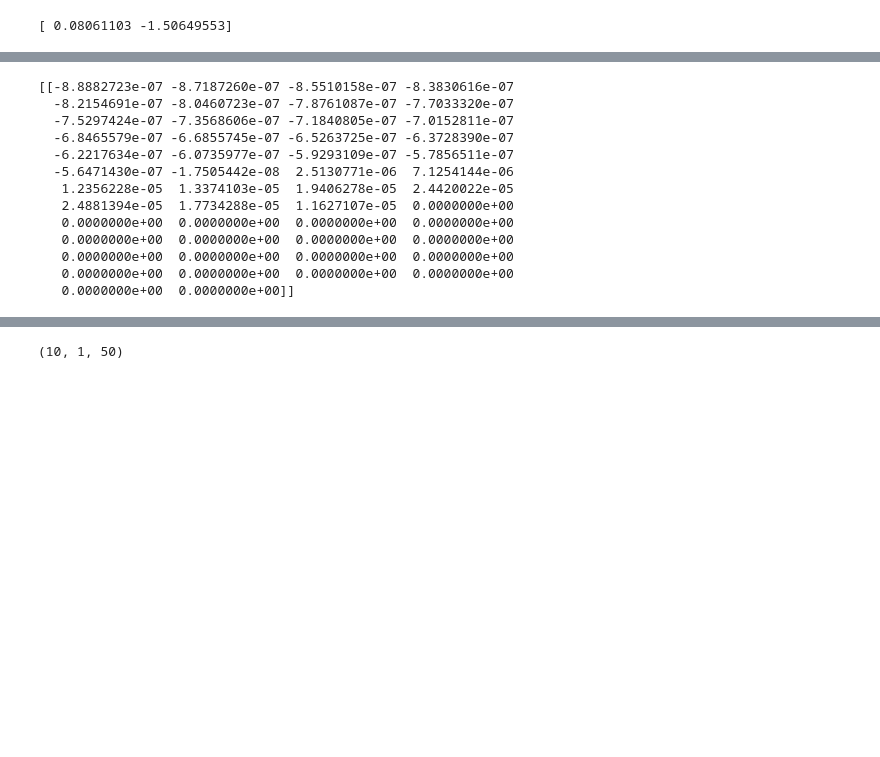
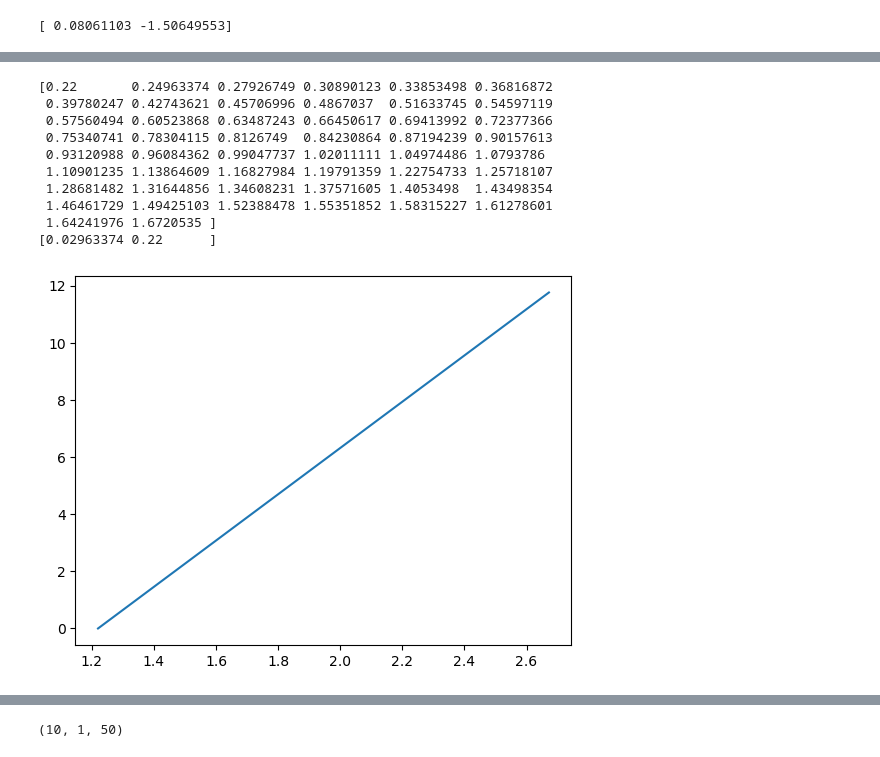
Before and after one commit to mgrecu35/anvilRetr, a Jupyter notebook: retrieveCS.ipynb, the cells around one changed output, grey strips where cells are left out. Drawn from its saved outputs; the diff is of its cells as text; code cells hidden in the pictures; blank space fills up the shorter version.

```diff
--- a/retrieveCS.ipynb
+++ b/retrieveCS.ipynb
@@ -46,15 +54,15 @@ for i in range(nC):
     iwc_CSLn[i]=s2
     iwc_SSRGL[i]=s1
 # %%
-print(iwc_CSLn.sum()/iwc_SSRGL.sum())
+#print(iwc_CSLn.sum()/iwc_SSRGL.sum())
 #plt.hist(iwc_CSLn/iwc_CSL)
 #plt.figure()
 #plt.scatter(-np.log10(iwc_SSRGL/iwc_CSLn)+np.log10(1.11),peak)
-print(np.corrcoef(-np.log10(iwc_SSRGL/iwc_CSLn),peak))
-dnCoeff=np.polyfit(peak,-np.log10(iwc_SSRGL/iwc_CSL)+np.log10(1.11),1)
-print(dnCoeff)
+#print(np.corrcoef(-np.log10(iwc_SSRGL/iwc_CSLn),peak))
+#dnCoeff=np.polyfit(peak,-np.log10(iwc_SSRGL/iwc_CSL)+np.log10(1.11),1)
+#print(dnCoeff)
 dnCoeff=np.array([0.01381017, 0.54397871])
-dnCoeff=np.array([0.01975583, 0.22])
+dnCoeff=np.array([0.01975583*1.5, 0.22])
 dn1D=np.polyval(dnCoeff,range(50))
 #print(10**(dn1D))
 #print(iwcCoeff_SSRG)
@@ -212,17 +239,18 @@ ds.to_netcdf('simObsInclined_195.nc',format='NETCDF4',encoding={'tb':{'zlib':Tru
 [ 0.0200911  -0.12390667]
-# %%
-print()
-# %% [output]
-[[-8.8882723e-07 -8.7187260e-07 -8.5510158e-07 -8.3830616e-07
-  -8.2154691e-07 -8.0460723e-07 -7.8761087e-07 -7.7033320e-07
-  -7.5297424e-07 -7.3568606e-07 -7.1840805e-07 -7.0152811e-07
-  -6.8465579e-07 -6.6855745e-07 -6.5263725e-07 -6.3728390e-07
-  -6.2217634e-07 -6.0735977e-07 -5.9293109e-07 -5.7856511e-07
-  -5.6471430e-07 -1.7505442e-08  2.5130771e-06  7.1254144e-06
-   1.2356228e-05  1.3374103e-05  1.9406278e-05  2.4420022e-05
-   2.4881394e-05  1.7734288e-05  1.1627107e-05  0.0000000e+00
-   0.0000000e+00  0.0000000e+00  0.0000000e+00  0.0000000e+00
-   0.0000000e+00  0.0000000e+00  0.0000000e+00  0.0000000e+00
-   0.0000000e+00  0.0000000e+00  0.0000000e+00  0.0000000e+00
-   0.0000000e+00  0.0000000e+00  0.0000000e+00  0.0000000e+00
-   0.0000000e+00  0.0000000e+00]]
+# %%
+#print(salb1D[:,ik])
+plt.plot(dn1Da,np.arange(50)*0.240)
+print(np.polyval(dnCoeff,range(50)))
+print(dnCoeff)
+# %% [output]
+[0.22       0.24963374 0.27926749 0.30890123 0.33853498 0.36816872
+ 0.39780247 0.42743621 0.45706996 0.4867037  0.51633745 0.54597119
+ 0.57560494 0.60523868 0.63487243 0.66450617 0.69413992 0.72377366
+ 0.75340741 0.78304115 0.8126749  0.84230864 0.87194239 0.90157613
+ 0.93120988 0.96084362 0.99047737 1.02011111 1.04974486 1.0793786
+ 1.10901235 1.13864609 1.16827984 1.19791359 1.22754733 1.25718107
+ 1.28681482 1.31644856 1.34608231 1.37571605 1.4053498  1.43498354
+ 1.46461729 1.49425103 1.52388478 1.55351852 1.58315227 1.61278601
+ 1.64241976 1.6720535 ]
+[0.02963374 0.22      ]
+[figure, added]
```
Also changed, not shown: parts of 7 cells of this notebook, 5 other files.
